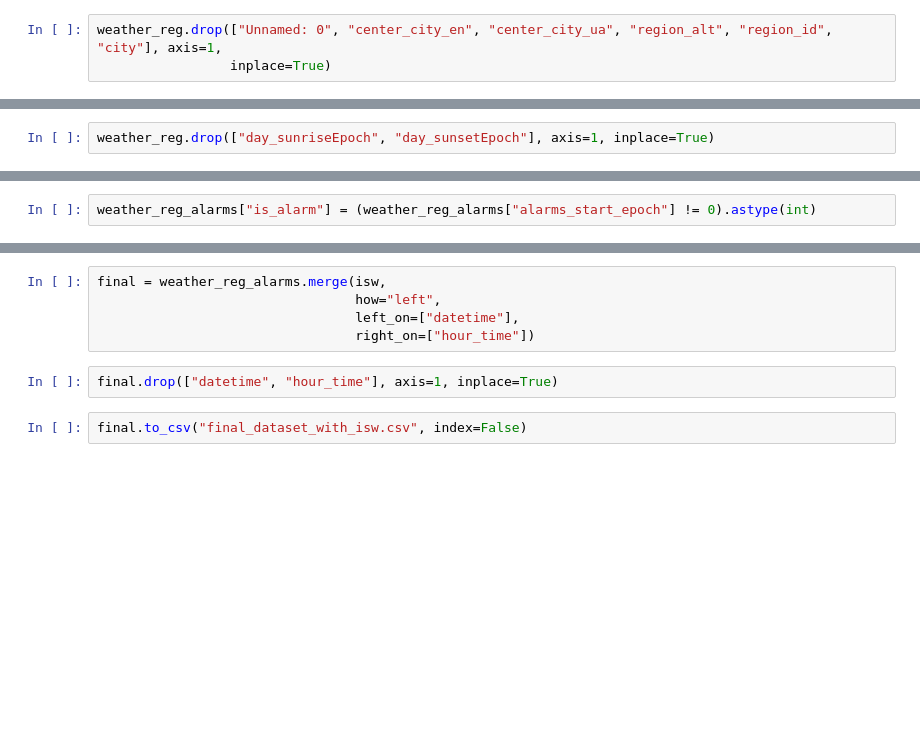
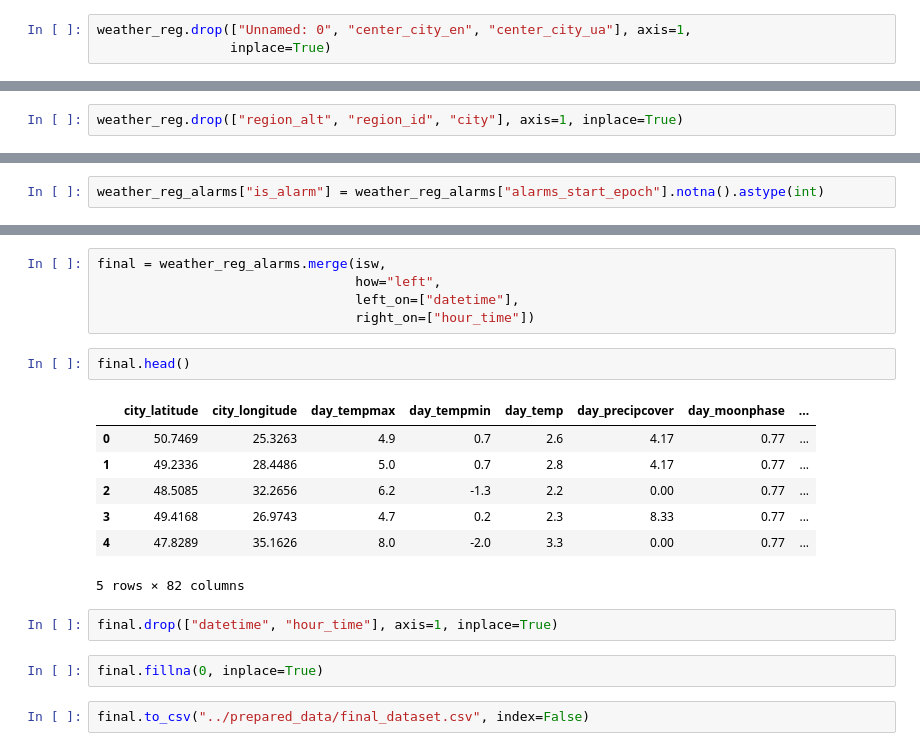
Before and after one commit to KonchakivskyiDanylo/PythonForDs, a Jupyter notebook: data_analysis/merge_datasets.ipynb, the cells around one changed output, grey strips where cells are left out. Drawn from its saved outputs; the diff is of its cells as text; blank space fills up the shorter version.

```diff
--- a/merge_datasets.ipynb
+++ b/data_analysis/merge_datasets.ipynb
@@ -69,3 +88,3 @@ We can see that we have unnamed column, which we will drop, also  we will drop `
 # %%
-weather_reg.drop(["Unnamed: 0", "center_city_en", "center_city_ua", "region_alt", "region_id", "city"], axis=1,
+weather_reg.drop(["Unnamed: 0", "center_city_en", "center_city_ua"], axis=1,
                  inplace=True)
@@ -74,5 +91,3 @@ Drop in weather
-# %%
-weather_reg.drop(["day_sunriseEpoch", "day_sunsetEpoch"], axis=1, inplace=True)
 # %%
 weather_reg
 # %% [output]
@@ -130,3 +151,5 @@ array(['Волинська', 'Кіровоградська', 'Дніпропет
+# %%
+weather_reg.drop(["region_alt", "region_id", "city"], axis=1, inplace=True)
 # %%
 weather_reg_alarms = weather_reg.merge(alarms_copy,
                                        how="left",
@@ -196,2 +206,2 @@ maybe alarms_start_epoch to next alarm
 # %%
-weather_reg_alarms["is_alarm"] = (weather_reg_alarms["alarms_start_epoch"] != 0).astype(int)
+weather_reg_alarms["is_alarm"] = weather_reg_alarms["alarms_start_epoch"].notna().astype(int)
@@ -235,7 +273,19 @@ final = weather_reg_alarms.merge(isw,
                                  how="left",
                                  left_on=["datetime"],
                                  right_on=["hour_time"])
+# %%
+final.head()
+# %% [output]
+|  | city_latitude | city_longitude | day_tempmax | day_tempmin | day_temp | day_precipcover | day_moonphase | ... |
+| 0 | 50.7469 | 25.3263 | 4.9 | 0.7 | 2.6 | 4.17 | 0.77 | ... |
+| 1 | 49.2336 | 28.4486 | 5.0 | 0.7 | 2.8 | 4.17 | 0.77 | ... |
+| 2 | 48.5085 | 32.2656 | 6.2 | -1.3 | 2.2 | 0.00 | 0.77 | ... |
+| 3 | 49.4168 | 26.9743 | 4.7 | 0.2 | 2.3 | 8.33 | 0.77 | ... |
+| 4 | 47.8289 | 35.1626 | 8.0 | -2.0 | 3.3 | 0.00 | 0.77 | ... |
+5 rows × 82 columns
 # %%
 final.drop(["datetime", "hour_time"], axis=1, inplace=True)
+# %%
+final.fillna(0, inplace=True)
 # %%
-final.to_csv("final_dataset_with_isw.csv", index=False)
+final.to_csv("../prepared_data/final_dataset.csv", index=False)
```
Also changed, not shown: parts of 29 cells of this notebook.
